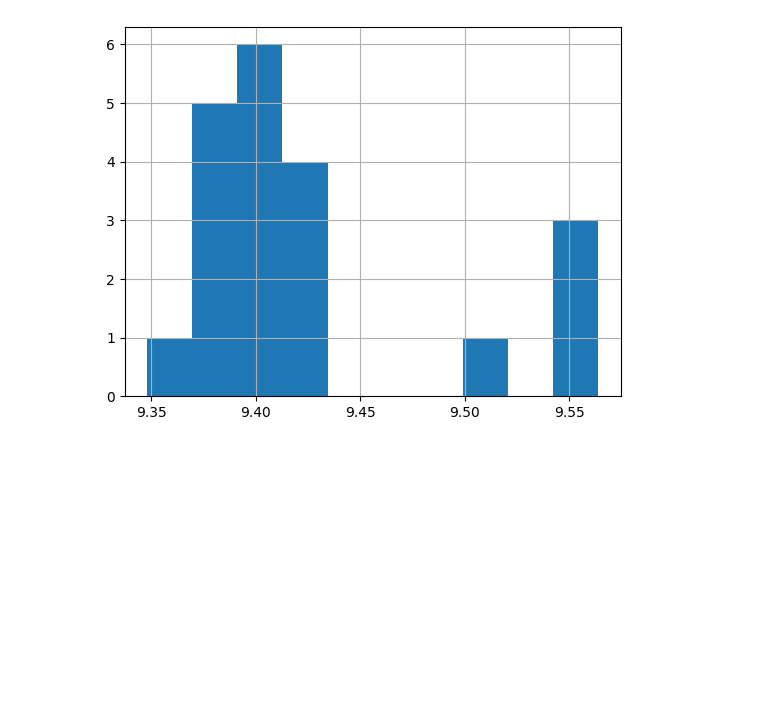
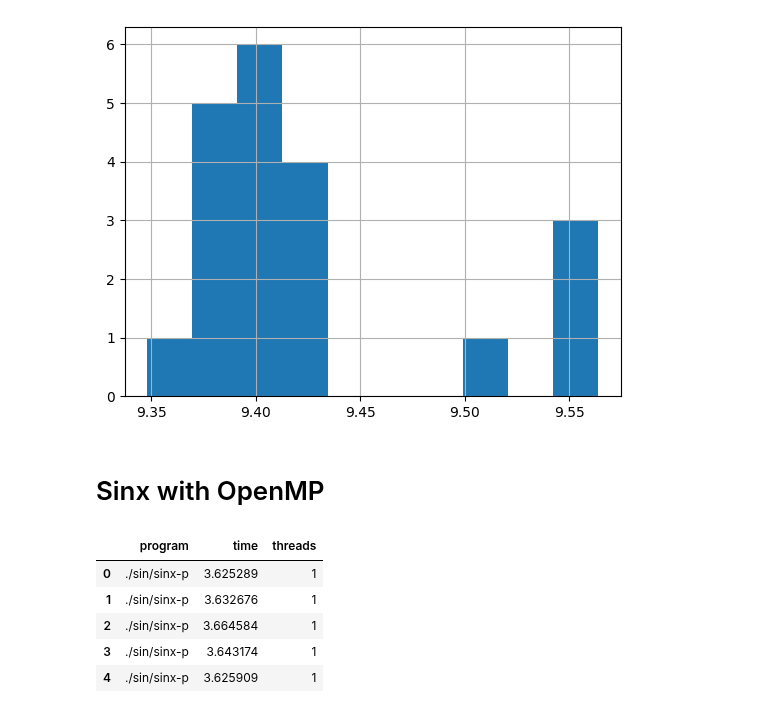
Before and after one commit to jparadadev/notebooks, a Jupyter notebook: high-performance-for-cyber-security/sinx.ipynb, the cells around one changed output. Cells and saved outputs as stored; diff of their text form; code cells hidden in the pictures; blank space fills up the shorter version.

```diff
--- a/high-performance-for-cyber-security/sinx.ipynb
+++ b/high-performance-for-cyber-security/sinx.ipynb
@@ -44,3 +44,17 @@ df_ori_hard['time'].hist()
 # %% [output]
 <Axes: >
 [figure]
+# %% [markdown]
+# Sinx with OpenMP
+# %%
+df_p_easy = pd.read_csv('./datasets/sinx-p.1.128.csv')
+df_p_hard = pd.read_csv('./datasets/sinx-p.172635172.1.128.csv')
+
+df_p_easy.head()
+# %% [output]
+|  | program | time | threads |
+| 0 | ./sin/sinx-p | 3.625289 | 1 |
+| 1 | ./sin/sinx-p | 3.632676 | 1 |
+| 2 | ./sin/sinx-p | 3.664584 | 1 |
+| 3 | ./sin/sinx-p | 3.643174 | 1 |
+| 4 | ./sin/sinx-p | 3.625909 | 1 |
```
Also changed, not shown: parts of 2 cells of this notebook, 2 other files.
